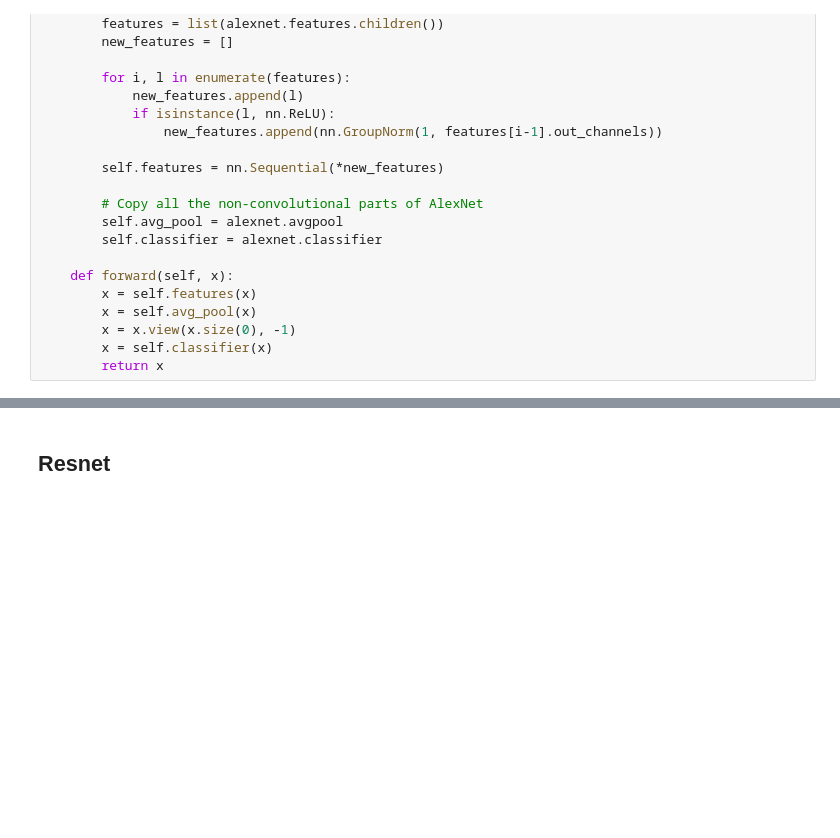
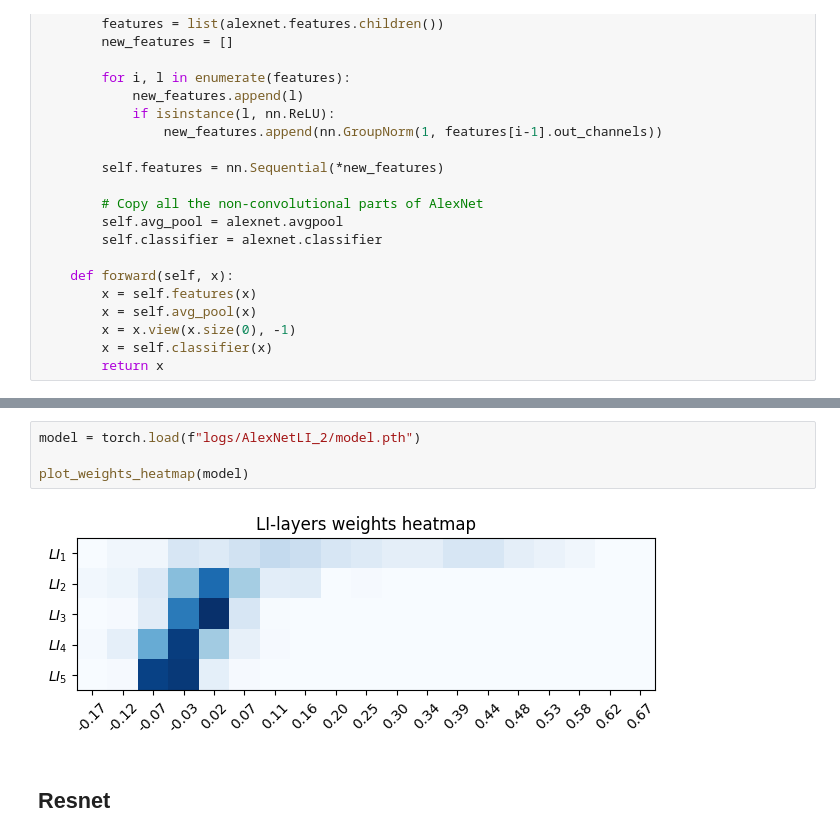
Before and after one commit to julesdubr/lateral_inhibition, a Jupyter notebook: alexnet_resnet.ipynb, the cells around one changed output, grey strips where cells are left out. Cells and saved outputs as stored; diff of their text form; blank space fills up the shorter version.

```diff
--- a/alexnet_resnet.ipynb
+++ b/alexnet_resnet.ipynb
@@ -418,3 +458,9 @@ train_model(alexnetGN, comment="_AlexNet+GroupNorm")
+# %%
+model = torch.load(f"logs/AlexNetLI_2/model.pth")
+
+plot_weights_heatmap(model)
+# %% [output]
+[figure, added]
 # %% [markdown]
 ## Resnet
 # %% [markdown]
```
Also changed, not shown: parts of 16 cells of this notebook.
